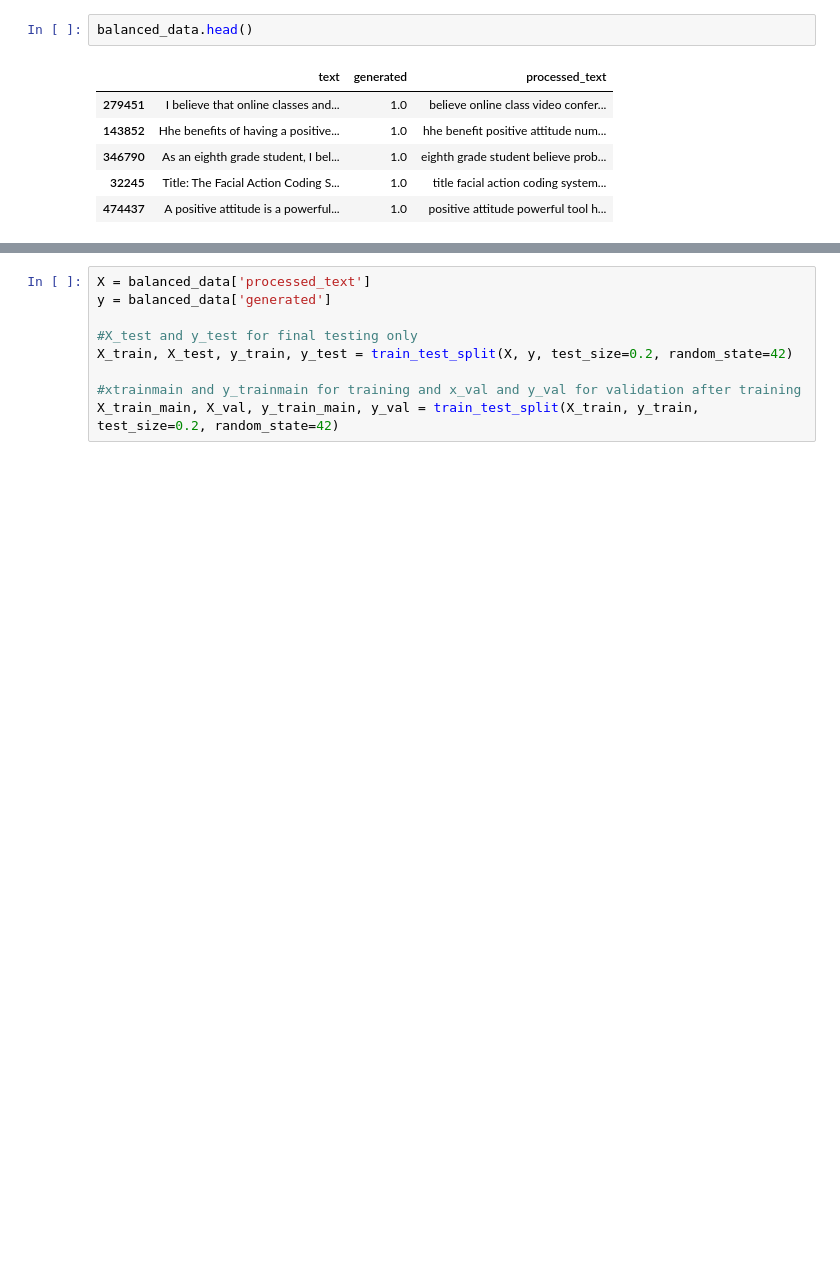
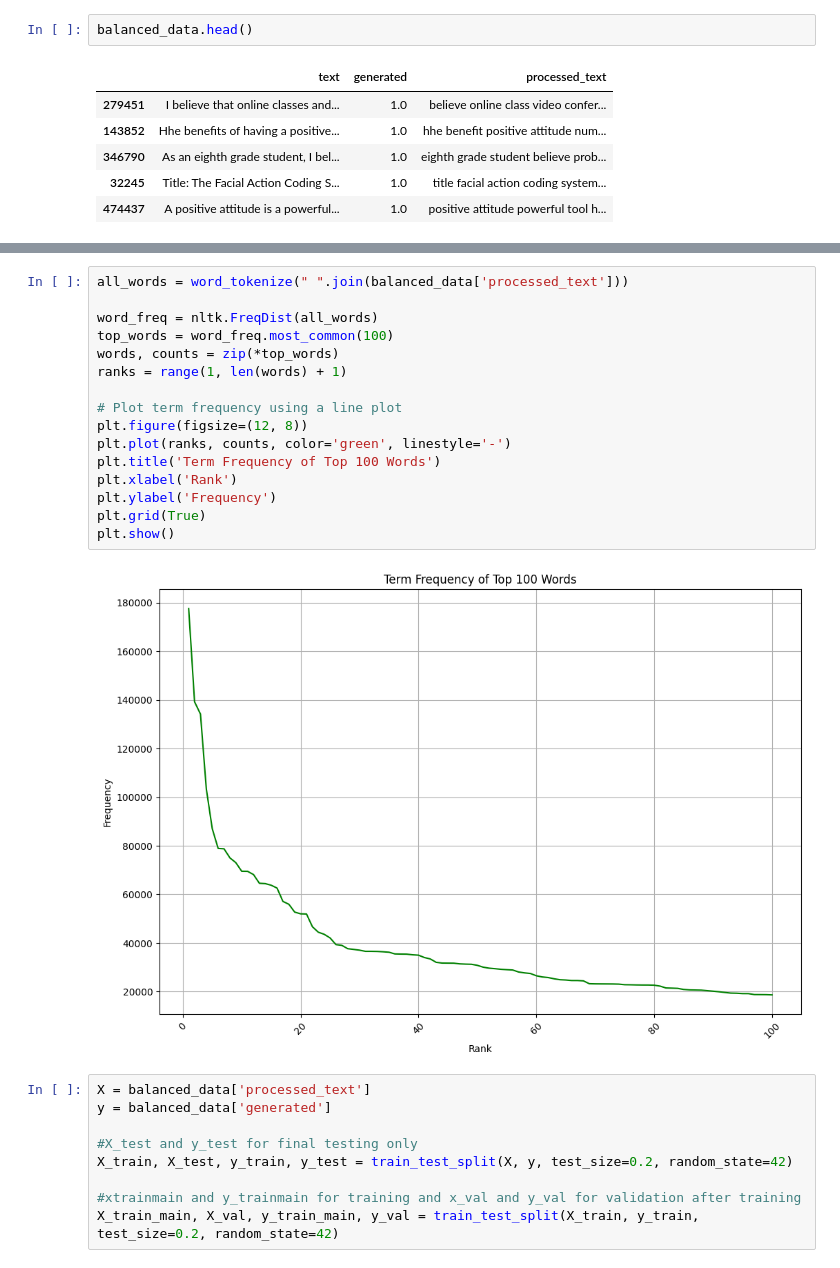
Before and after one commit to Vinay-Bajaj-1/AI-Text-Detector, a Jupyter notebook: Combat_Online_Plagiarism_with_AI.ipynb, the cells around one changed output, grey strips where cells are left out. Saved outputs shown, nothing was run; the diff lists cells and outputs as text; blank space fills up the shorter version.

```diff
--- a/Combat_Online_Plagiarism_with_AI.ipynb
+++ b/Combat_Online_Plagiarism_with_AI.ipynb
@@ -109,3 +142,21 @@ balanced_data.head()
+# %%
+all_words = word_tokenize(" ".join(balanced_data['processed_text']))
+
+word_freq = nltk.FreqDist(all_words)
+top_words = word_freq.most_common(100)
+words, counts = zip(*top_words)
+ranks = range(1, len(words) + 1)
+
+# Plot term frequency using a line plot
+plt.figure(figsize=(12, 8))
+plt.plot(ranks, counts, color='green', linestyle='-')
+plt.title('Term Frequency of Top 100 Words')
+plt.xlabel('Rank')
+plt.ylabel('Frequency')
+plt.grid(True)
+plt.show()
+# %% [output]
+[figure, added]
 # %%
 X = balanced_data['processed_text']
 y = balanced_data['generated']
```
Also changed, not shown: parts of 4 cells of this notebook, 1 other file.
